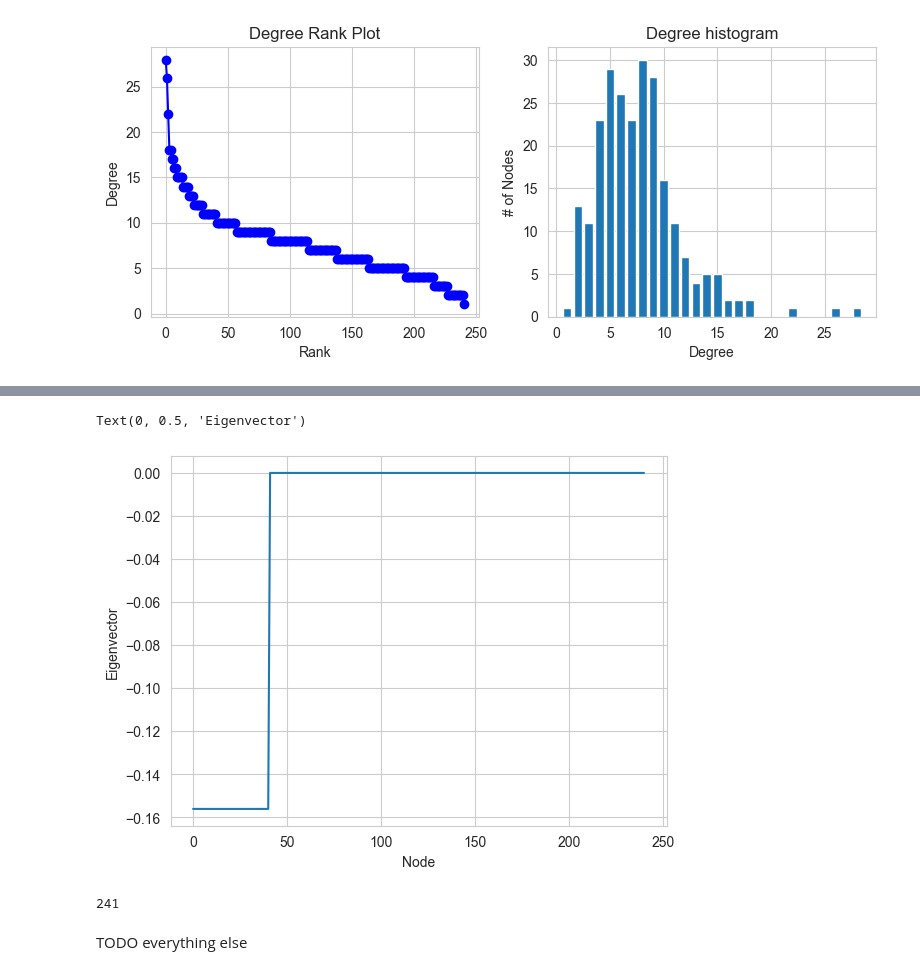
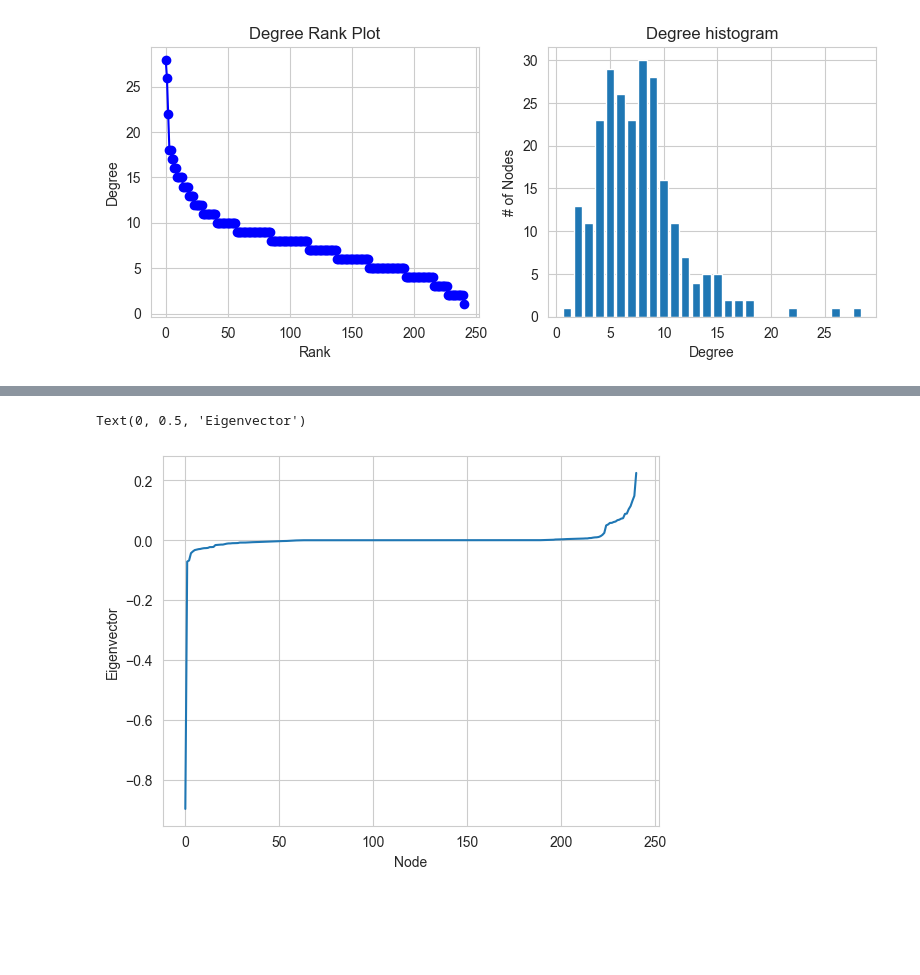
Before and after one commit to eengel7/graph_spectra_clustering, a Jupyter notebook: src/report.ipynb, the cells around one changed output, grey strips where cells are left out. Drawn from its saved outputs; the diff is of its cells as text; code cells hidden in the pictures; blank space fills up the shorter version.

Commit message:
Final changes + added figures

```diff
--- a/src/report.ipynb
+++ b/src/report.ipynb
@@ -67,6 +67,7 @@ plt.show()
 # %% [output]
 [figure]
 # %%
-clustering = Spectral_clustering(Graph_1)
-classes, adjacency_matrix = clustering.spectral_clustering(get_optimal_k = True)
+clustering_1 = Spectral_clustering(Graph_1)
+plt.spy(clustering_1.A)
+classes_1 = clustering_1.spectral_clustering(get_optimal_k = True)
 # %% [output]
@@ -76,13 +89,8 @@ _, fiedler = clustering.compute_Fiedler()
 # %%
+_, fiedler = clustering_1.compute_Fiedler()
 plt.plot(np.sort(fiedler))
 plt.xlabel("Node")
 plt.ylabel("Eigenvector")
 # %% [output]
 Text(0, 0.5, 'Eigenvector')
-[figure, old version]
+[figure, new version]
-# %%
-len(fiedler)
-# %% [output]
-241
-# %% [markdown]
-TODO everything else
```
Also changed, not shown: parts of 16 cells of this notebook, 2 other files.
